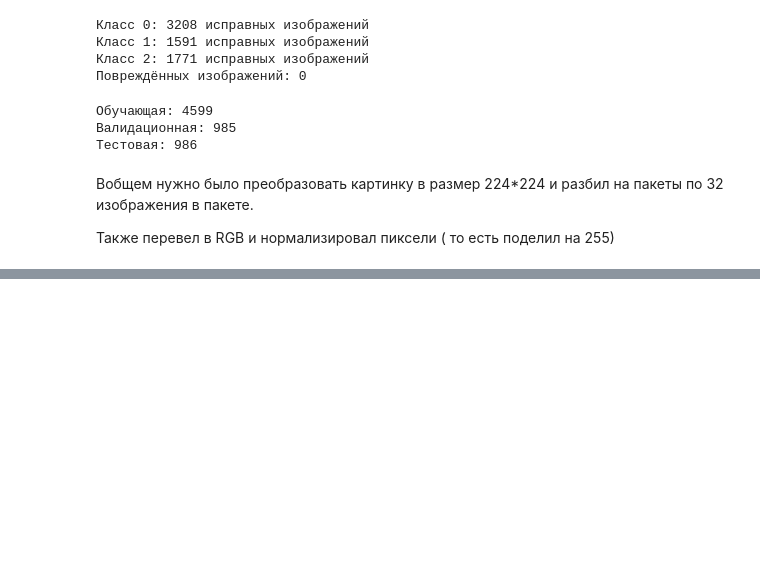
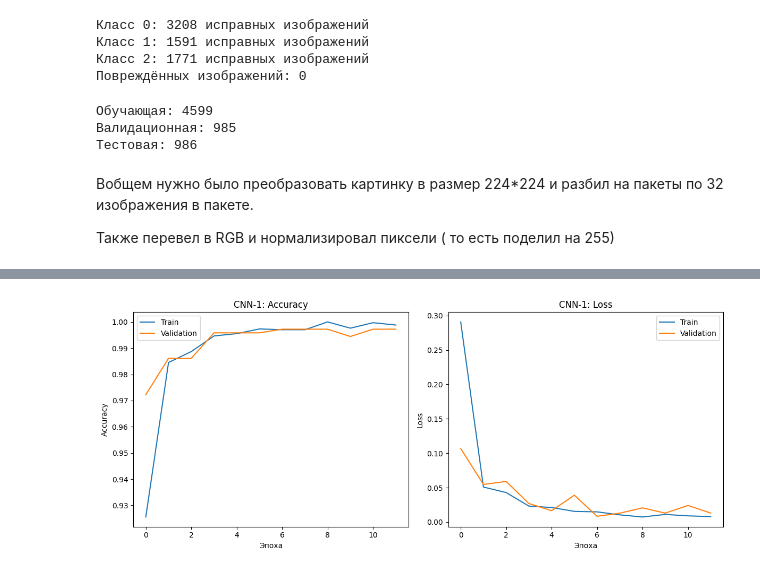
Before and after one commit to Travkova/NN_Labs, a Jupyter notebook: лаб3/свёрточные нейронные сети.ipynb, the cells around one changed output, grey strips where cells are left out. Cells and saved outputs as stored; diff of their text form; code cells hidden in the pictures; blank space fills up the shorter version.

```diff
--- a/лаб3/свёрточные нейронные сети.ipynb
+++ b/лаб3/свёрточные нейронные сети.ipynb
@@ -189,0 +275,6 @@ test_ds = create_dataset(test_paths, test_labels)
+# %%
+
+cnn1.compile(optimizer=tf.keras.optimizers.Adam(learning_rate=0.001),
+            loss="binary_crossentropy",
+            metrics=["accuracy"]
+)
@@ -189,0 +326,24 @@ test_ds = create_dataset(test_paths, test_labels)
+# %%
+
+plt.figure(figsize=(12, 5))
+
+plt.subplot(1, 2, 1)
+plt.plot(history1.history["accuracy"], label="Train")
+plt.plot(history1.history["val_accuracy"], label="Validation")
+plt.title("CNN-1: Accuracy")
+plt.xlabel("Эпоха")
+plt.ylabel("Accuracy")
+plt.legend()
+
+plt.subplot(1, 2, 2)
+plt.plot(history1.history["loss"], label="Train")
+plt.plot(history1.history["val_loss"], label="Validation")
+plt.title("CNN-1: Loss")
+plt.xlabel("Эпоха")
+plt.ylabel("Loss")
+plt.legend()
+
+plt.tight_layout()
+plt.show()
+# %% [output]
+[figure, added]
```
Also changed, not shown: parts of 5 cells of this notebook.
